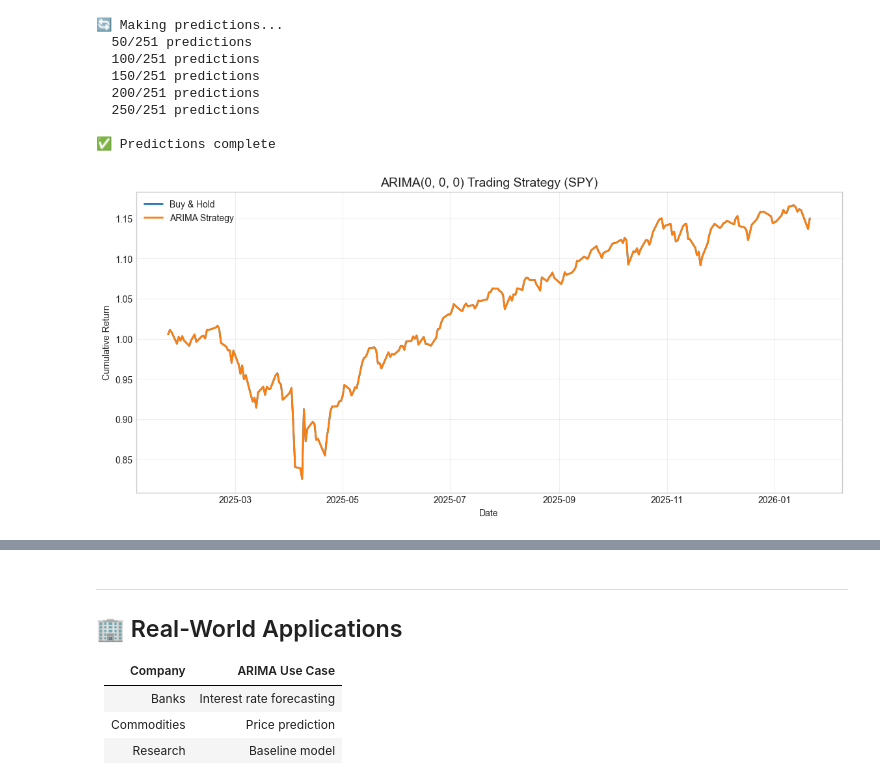
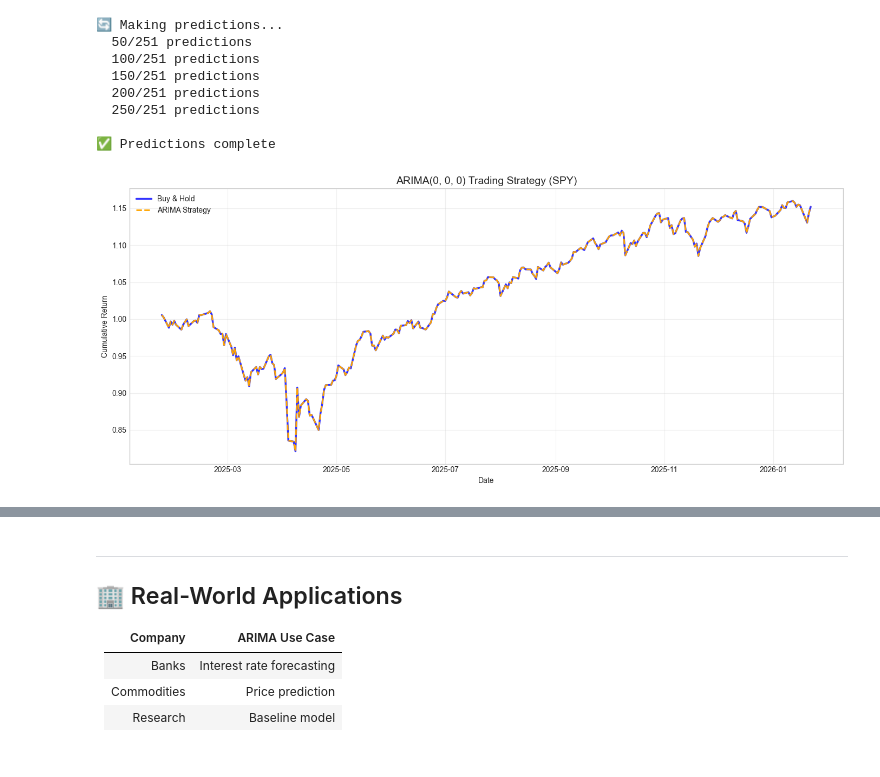
Before and after one commit to Breeganzo/Quant_ML_Basics, a Jupyter notebook: 02_Daily_Coding/Week_10_Time_Series/Day_01_ARIMA.ipynb, the cells around one changed output, grey strips where cells are left out. Saved outputs shown, nothing was run; the diff lists cells and outputs as text; code cells hidden in the pictures.

```diff
--- a/02_Daily_Coding/Week_10_Time_Series/Day_01_ARIMA.ipynb
+++ b/02_Daily_Coding/Week_10_Time_Series/Day_01_ARIMA.ipynb
@@ -192,25 +192,26 @@ print("\n✅ Predictions complete")
 # %%
 # Build trading strategy
 df = pd.DataFrame(index=test.index)
 df['actual'] = actuals
 df['predicted'] = predictions
 df['signal'] = np.sign(df['predicted'])  # Long if positive prediction, short if negative
 df['strategy_return'] = df['signal'] * df['actual']
 
 df['strategy_cum'] = (1 + df['strategy_return']).cumprod()
 df['buy_hold_cum'] = (1 + df['actual']).cumprod()
 
 plt.figure(figsize=(14, 6))
-plt.plot(df.index, df['buy_hold_cum'], label='Buy & Hold', linewidth=2)
-plt.plot(df.index, df['strategy_cum'], label='ARIMA Strategy', linewidth=2)
+plt.plot(df.index, df['buy_hold_cum'], label='Buy & Hold', linewidth=2.5, color='blue', alpha=0.8)
+plt.plot(df.index, df['strategy_cum'], label='ARIMA Strategy', linewidth=2, color='orange', linestyle='--')
 plt.title(f'ARIMA{best_order} Trading Strategy ({ticker})', fontsize=14)
 plt.xlabel('Date')
 plt.ylabel('Cumulative Return')
-plt.legend()
+plt.legend(loc='upper left')
 plt.grid(True, alpha=0.3)
+plt.tight_layout()
 plt.show()
 # %% [output]
-[figure, old version]
+[figure, new version]
 # %%
 # Performance
 def calc_metrics(returns, cumulative):
```
Also changed, not shown: parts of 6 cells of this notebook, 51 other files.
